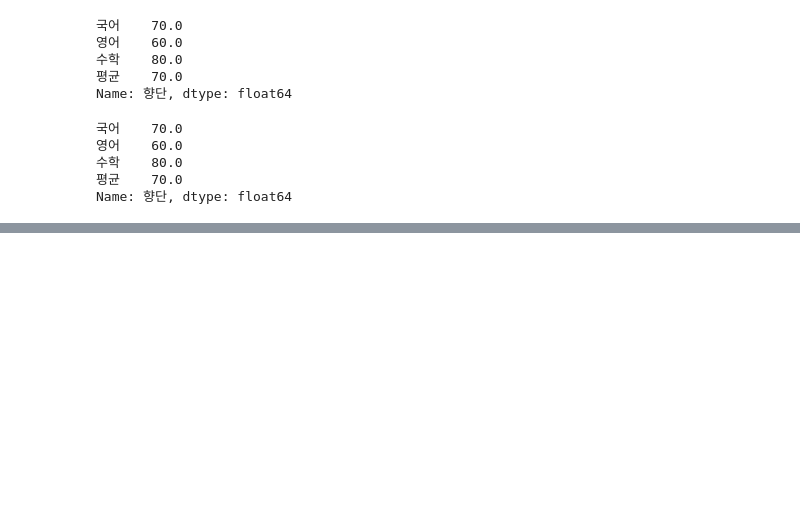
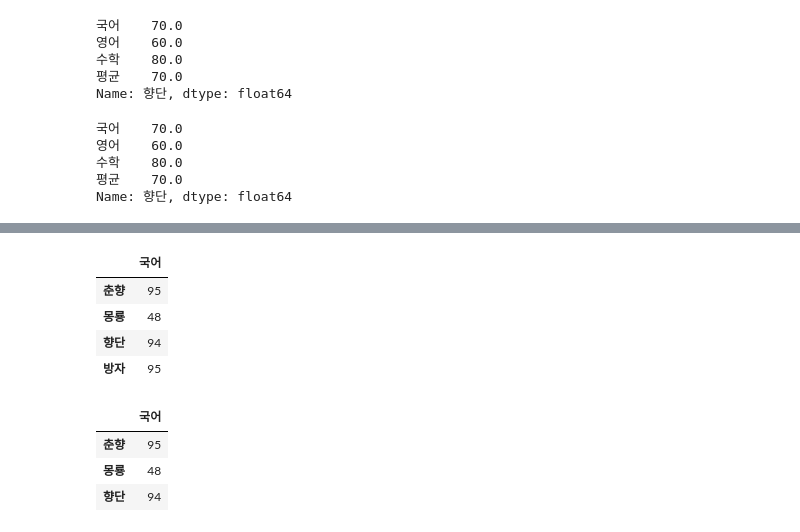
Before and after one commit to 1unasy/MachineLearning-2021-12, a Jupyter notebook: 00.데이터분석/12.DataFrame.ipynb, the cells around one changed output, grey strips where cells are left out. Cells and saved outputs as stored; diff of their text form; code cells hidden in the pictures; blank space fills up the shorter version.

```diff
--- a/00.데이터분석/12.DataFrame.ipynb
+++ b/00.데이터분석/12.DataFrame.ipynb
@@ -161,0 +190,24 @@ Name: 향단, dtype: float64
+# %%
+# 원본 그대로 유지
+# 자기 파괴적인 명령을 사용하고 싶으면 옵션 必
+# -> inplace=True 옵션 입력해야 함
+df2.drop(columns=['영어','수학'], inplace=True)
+# %%
+df2
+# %% [output]
+|  | 국어 |
+| 춘향 | 95 |
+| 몽룡 | 48 |
+| 향단 | 94 |
+| 방자 | 95 |
+# %%
+# 행 삭제
+# 위와 동일 원본 변화 x
+# inplcae=True 해야 함
+df2.drop(index=['방자'], inplace=True)
+df2
+# %% [output]
+|  | 국어 |
+| 춘향 | 95 |
+| 몽룡 | 48 |
+| 향단 | 94 |
```
Also changed, not shown: parts of 13 cells of this notebook.
